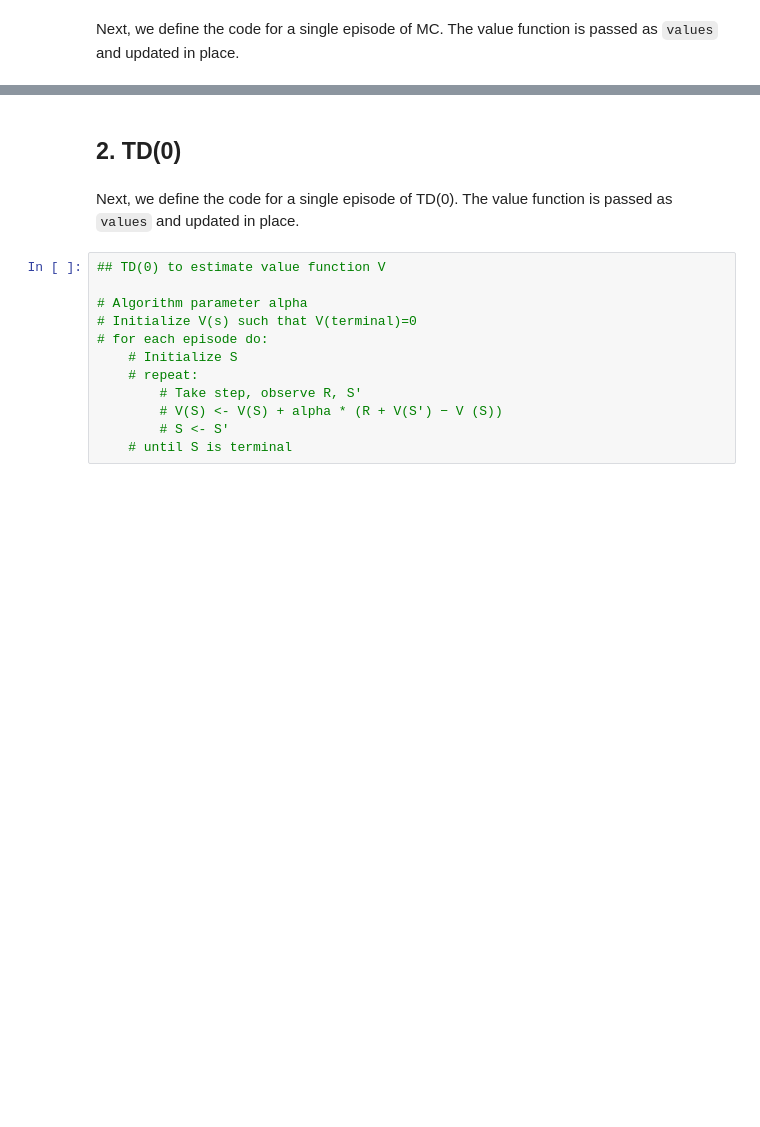
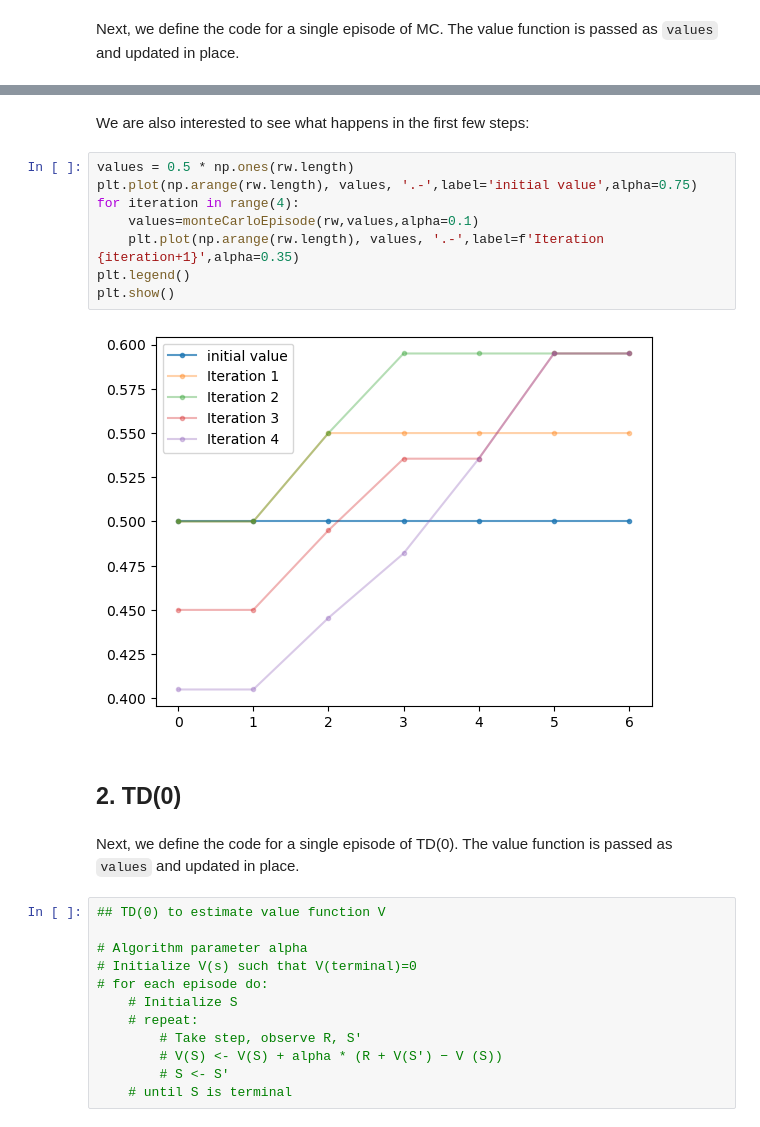
Before and after one commit to pbagnoud/ATML_2024, a Jupyter notebook: seminar04/randomWalk.ipynb, the cells around one changed output, grey strips where cells are left out. Cells and saved outputs as stored; diff of their text form; blank space fills up the shorter version.

```diff
--- a/seminar04/randomWalk.ipynb
+++ b/seminar04/randomWalk.ipynb
@@ -88,3 +141,15 @@ Finally, we perform MC by running many episodes.
+# %% [markdown]
+We are also interested to see what happens in the first few steps:
+# %%
+values = 0.5 * np.ones(rw.length)
+plt.plot(np.arange(rw.length), values, '.-',label='initial value',alpha=0.75)
+for iteration in range(4):
+    values=monteCarloEpisode(rw,values,alpha=0.1)
+    plt.plot(np.arange(rw.length), values, '.-',label=f'Iteration {iteration+1}',alpha=0.35)
+plt.legend()
+plt.show()
+# %% [output]
+[figure, added]
 # %% [markdown]
 ## 2. TD(0)
 # %% [markdown]
```
Also changed, not shown: parts of 17 cells of this notebook.
